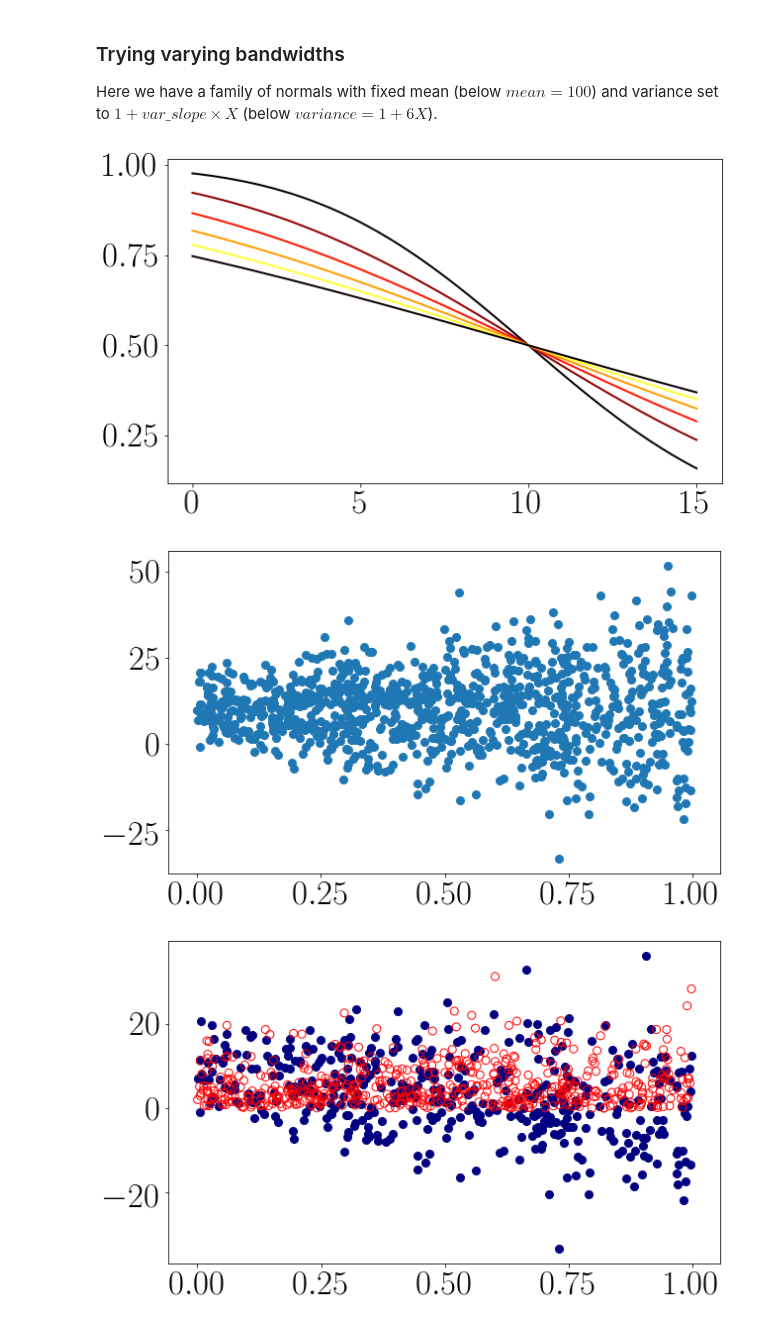
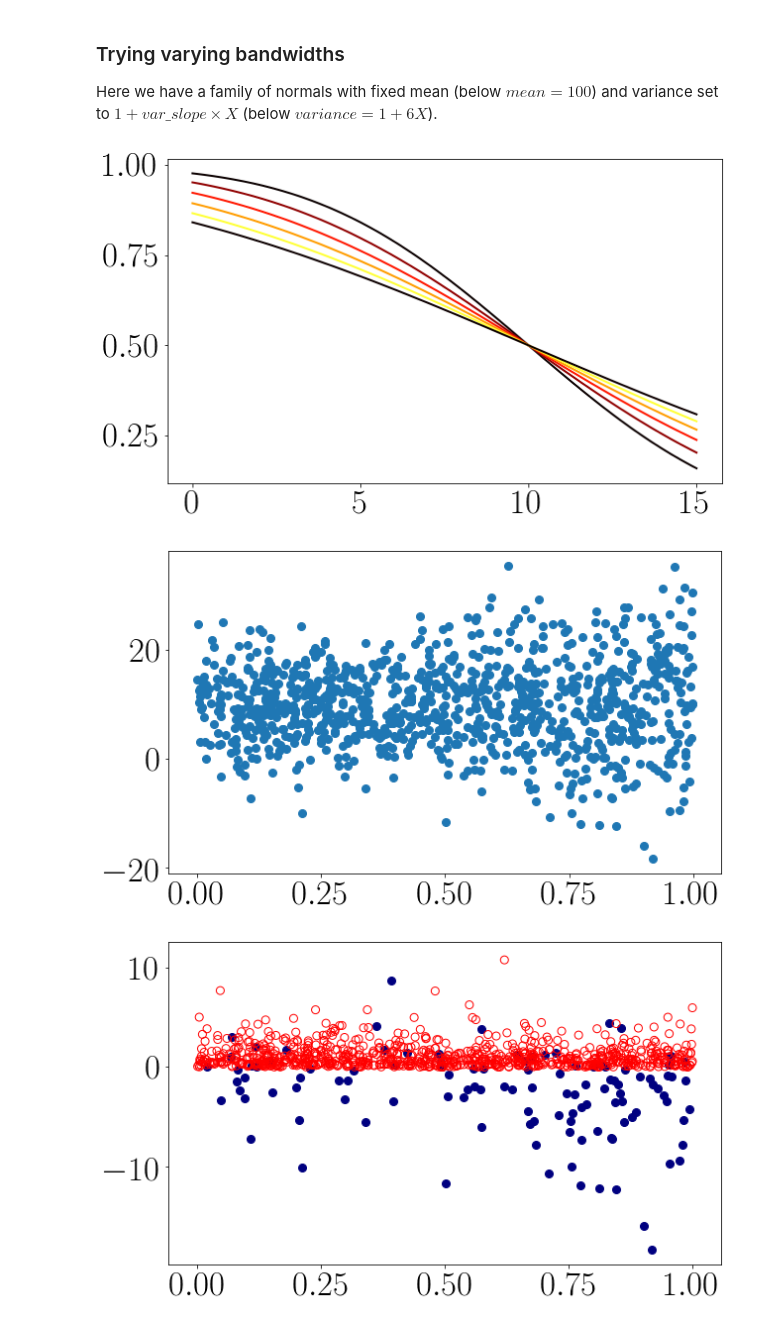
Before and after one commit to MrHuff/Sumo-Net, a Jupyter notebook: survival_plots.ipynb, the cells around one changed output. Drawn from its saved outputs; the diff is of its cells as text; code cells hidden in the pictures.

```diff
--- a/survival_plots.ipynb
+++ b/survival_plots.ipynb
@@ -183,32 +183,32 @@ plt.show()
 
 Here we have a family of normals with fixed mean (below $mean=100$) and variance set to $1+var\_slope\times X$ (below $variance =  1+ 6 X$).
 # %%
-d = varying_normals(mean = 10, var_slope = 10.0)
+d = varying_normals(mean = 10, var_slope = 5.0)
 
 t_array = np.linspace(0, 15, num = 100)
 x_array = [0.0, 0.2, 0.4, 0.6, 0.8, 1]
 
 for x in x_array:
     S = lambda t : d.surv_given_x(t, x)
     S_array = [ S(t) for t in t_array ]
     plt.plot(t_array, S_array, color = cm.hot(x))
 plt.savefig("normals.png", bbox_inches='tight')
 
 plt.show()
 
 x,t = d.sample(1000)
 plt.scatter(x,t)
 plt.show()
 
-c = np.random.exponential(10, size = n)
+c = np.random.exponential(1.2, size = n)
 d = np.int64(c > t)
 z = np.minimum(t, c)
 
 censored, observed = np.where(d==0), np.where(d==1)
 l1=plt.scatter(x[observed],z[observed],c='navy',label='observed')
 l2=plt.scatter(x[censored],z[censored],facecolors='none', edgecolors='r',label='censored')
 plt.show()
 # %% [output]
-[figure, old version]
+[figure, new version]
-[figure, old version]
+[figure, new version]
-[figure, old version]
+[figure, new version]
```
Also changed, not shown: parts of 2 cells of this notebook, 7 other files.
